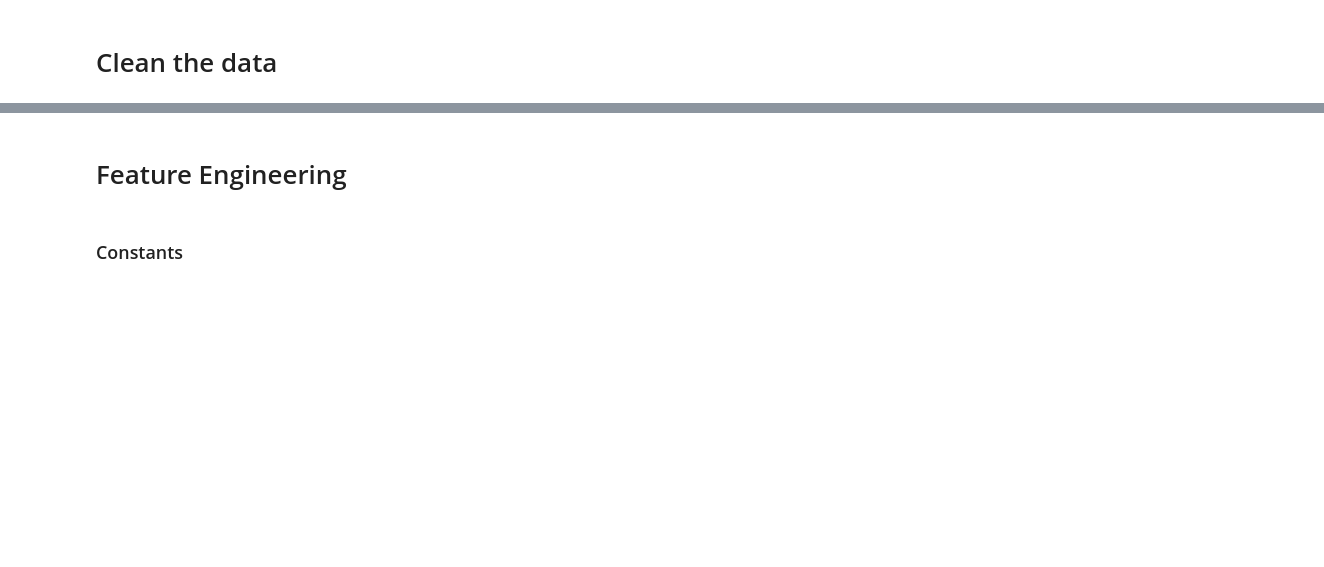
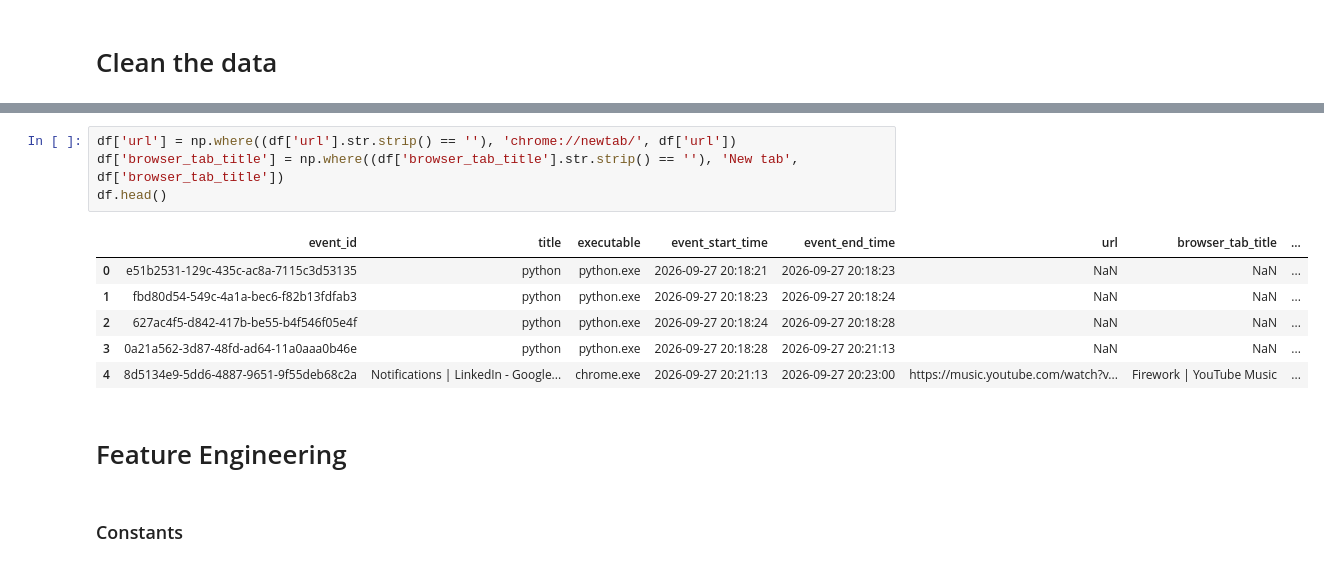
Before and after one commit to Eniark/Personal-Telemetry, a Jupyter notebook: server/event_classifier/backend/classifier_training.ipynb, the cells around one changed output, grey strips where cells are left out. Drawn from its saved outputs; the diff is of its cells as text; blank space fills up the shorter version.

```diff
--- a/server/event_classifier/backend/classifier_training.ipynb
+++ b/server/event_classifier/backend/classifier_training.ipynb
@@ -111,3 +118,14 @@ Series([], Name: count, dtype: int64)
+# %%
+df['url'] = np.where((df['url'].str.strip() == ''), 'chrome://newtab/', df['url'])
+df['browser_tab_title'] = np.where((df['browser_tab_title'].str.strip() == ''), 'New tab', df['browser_tab_title'])
+df.head()
+# %% [output]
+|  | event_id | title | executable | event_start_time | event_end_time | url | browser_tab_title | ... |
+| 0 | e51b2531-129c-435c-ac8a-7115c3d53135 | python | python.exe | 2026-09-27 20:18:21 | 2026-09-27 20:18:23 | NaN | NaN | ... |
+| 1 | fbd80d54-549c-4a1a-bec6-f82b13fdfab3 | python | python.exe | 2026-09-27 20:18:23 | 2026-09-27 20:18:24 | NaN | NaN | ... |
+| 2 | 627ac4f5-d842-417b-be55-b4f546f05e4f | python | python.exe | 2026-09-27 20:18:24 | 2026-09-27 20:18:28 | NaN | NaN | ... |
+| 3 | 0a21a562-3d87-48fd-ad64-11a0aaa0b46e | python | python.exe | 2026-09-27 20:18:28 | 2026-09-27 20:21:13 | NaN | NaN | ... |
+| 4 | 8d5134e9-5dd6-4887-9651-9f55deb68c2a | Notifications | LinkedIn - Google... | chrome.exe | 2026-09-27 20:21:13 | 2026-09-27 20:23:00 | https://music.youtube.com/watch?v... | Firework | YouTube Music | ... |
 # %% [markdown]
 # Feature Engineering
 # %% [markdown]
```
Also changed, not shown: parts of 17 cells of this notebook.
